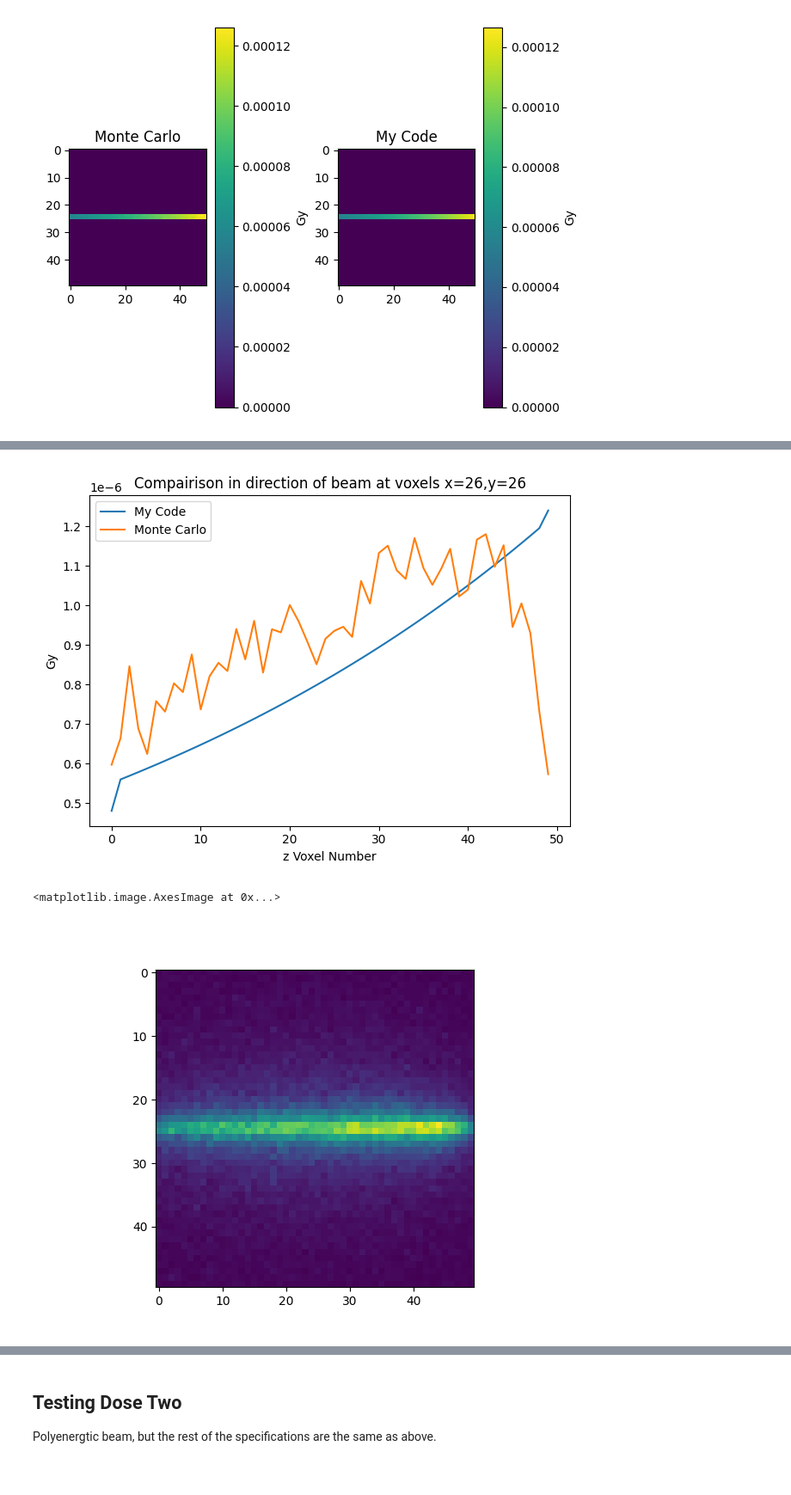
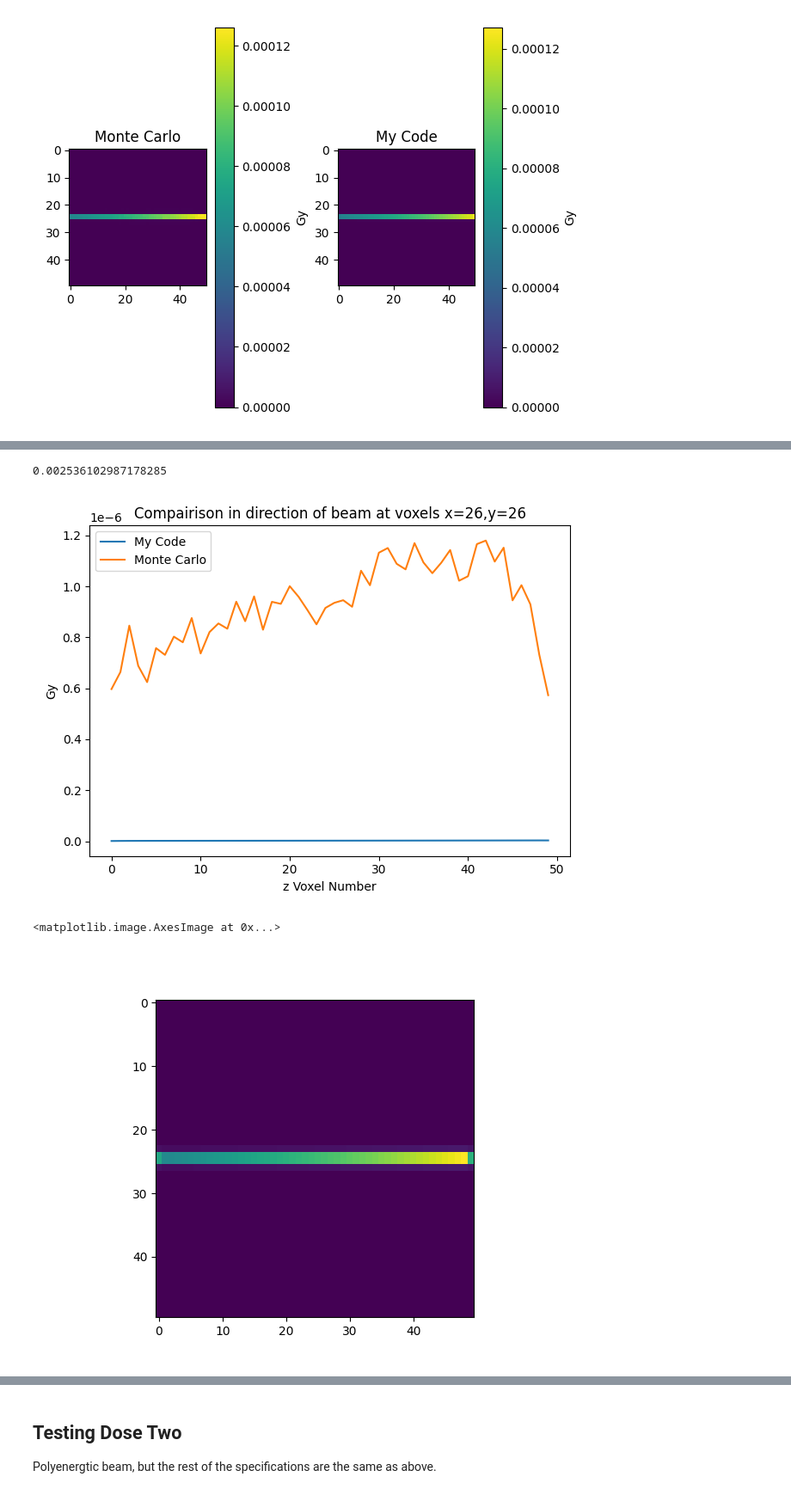
Before and after one commit to jbrewster7/NSERC-Summer-2022, a Jupyter notebook: Python/Monte_Carlo_Comparisons.ipynb, the cells around one changed output, grey strips where cells are left out. Shown at 86% size. Saved outputs shown, nothing was run; the diff lists cells and outputs as text; code cells hidden in the pictures.

```diff
--- a/Python/Monte_Carlo_Comparisons.ipynb
+++ b/Python/Monte_Carlo_Comparisons.ipynb
@@ -13,8 +13,8 @@ Populating the interactive namespace from numpy and matplotlib
 ## Testing Dose One
 This is a 120 keV monoenergetic pencil beam in an ellipse shape moving from positive to negative z in water. The medium is a 5cm x 5cm x 5cm block with 50 voxels in each axis.
 # %%
-my_dose_array_corrected = pickle.load(open('dose_18.pickle','rb'))
-my_dose_array = pickle.load(open('dose_12.pickle','rb'))
+# my_dose_array_corrected = pickle.load(open('dose_19.pickle','rb'))
+my_dose_array = pickle.load(open('dose_25.pickle','rb'))
 mc_dose_array_full = BinnedResult('../Topas/TestingDose1.csv')
 mc_dose_array = mc_dose_array_full.data['Sum']
 # %%
@@ -79,3 +86,7 @@ tight_layout()
+# %%
+mc_dose_array[25][19][25]/mc_dose_array[25][24][25]
+# %% [output]
+0.002536102987178285
 # %%
 ifig=4;close(ifig);figure(ifig)
 plot(my_dose_array[26][25]*conversion,label='My Code') # if I multiply by 1.02 it lines up perfectly (I attribute this to fluence)
@@ -87,10 +98,10 @@ ylabel('Gy')
 xlabel('z Voxel Number')
 tight_layout()
 # %% [output]
-[figure, old version]
+[figure, new version]
 # %%
 close(6);figure(6)
-imshow(mc_dose_array[26])
+imshow(my_dose_array[26])
 # %% [output]
 <matplotlib.image.AxesImage at 0x...>
-[figure, old version]
+[figure, new version]
```
Also changed, not shown: parts of 8 cells of this notebook, 16 other files.
